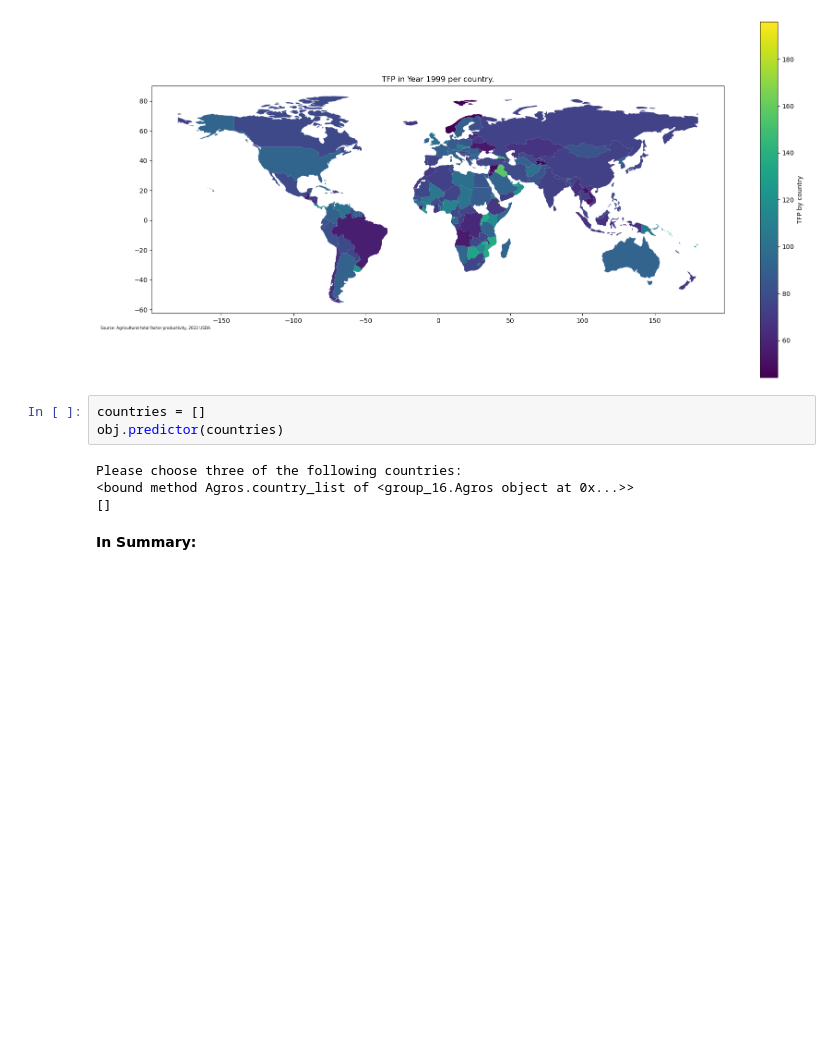
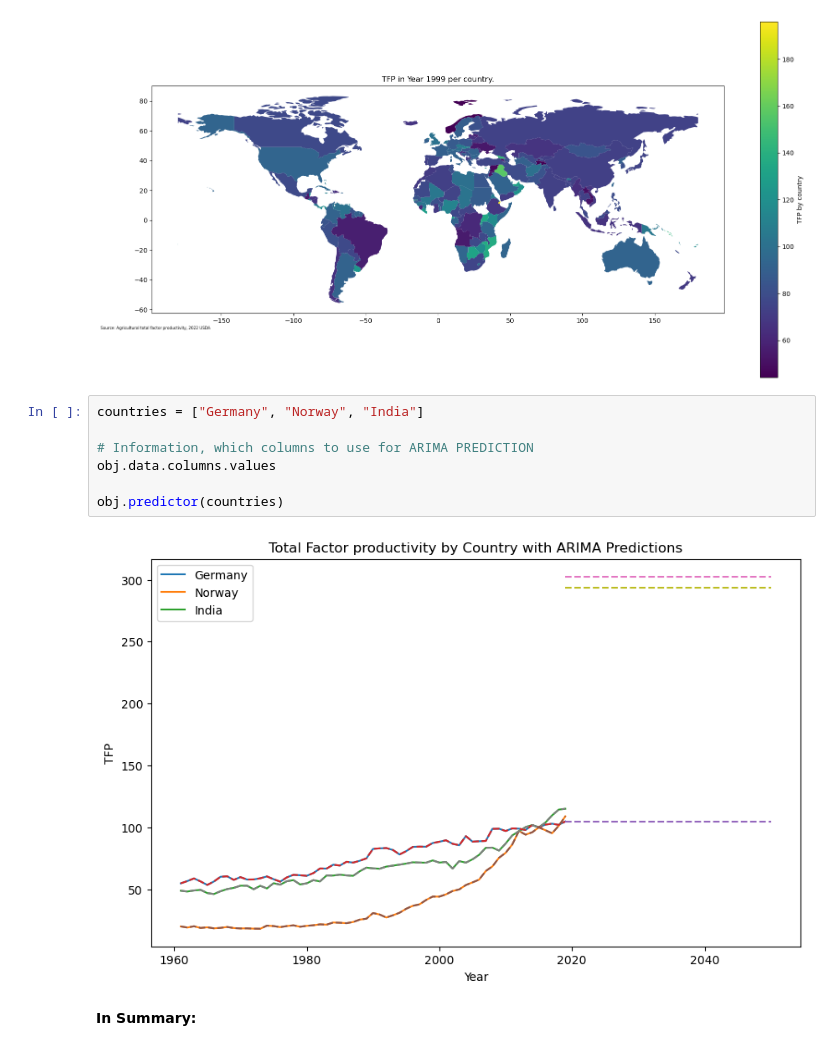
Before and after one commit to InesDew/NOVA-Agros, a Jupyter notebook: Showcase_group_16.ipynb, the cells around one changed output. Cells and saved outputs as stored; diff of their text form; blank space fills up the shorter version.

Commit message:
Added predict method

```diff
--- a/Showcase_group_16.ipynb
+++ b/Showcase_group_16.ipynb
@@ -123,12 +123,14 @@ obj.choropleth(1999)
 # %% [output]
 [figure]
 # %%
-countries = []
+countries = ["Germany", "Norway", "India"]
+
+# Information, which columns to use for ARIMA PREDICTION
+obj.data.columns.values
+
 obj.predictor(countries)
 # %% [output]
-Please choose three of the following countries:
-<bound method Agros.country_list of <group_16.Agros object at 0x...>>
-[]
+[figure, added]
 # %% [markdown]
 **In Summary:**
 # %% [markdown]
```
